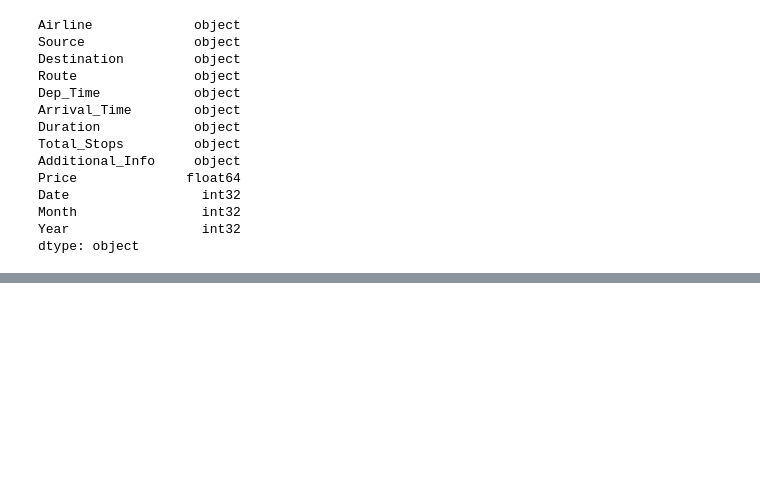
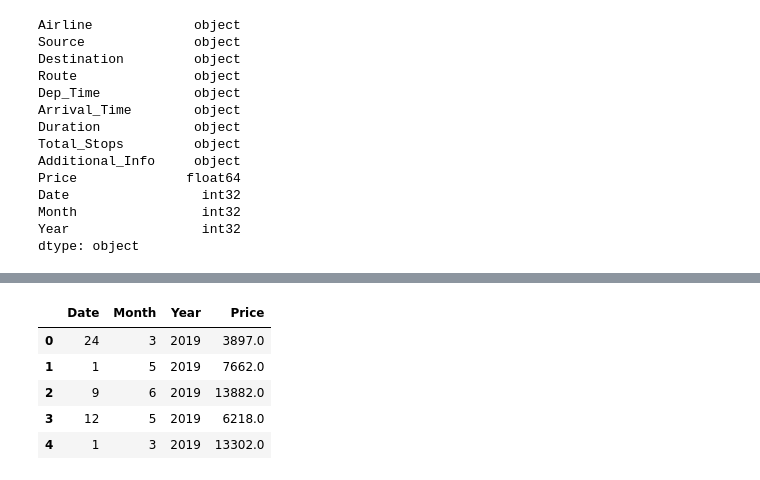
Before and after one commit to isatyamks/Flight-Ticket-Price-Predictor-Model, a Jupyter notebook: model.ipynb, the cells around one changed output, grey strips where cells are left out. Saved outputs shown, nothing was run; the diff lists cells and outputs as text; code cells hidden in the pictures; blank space fills up the shorter version.

```diff
--- a/model.ipynb
+++ b/model.ipynb
@@ -29,4 +26,4 @@ test_df.head()
 | 3 | Multiple carriers | 21/05/2019 | Delhi | Cochin | DEL → BOM → COK | 08:00 | 21:00 | 13h | ... |
 | 4 | Air Asia | 24/06/2019 | Banglore | Delhi | BLR → DEL | 23:55 | 02:45 25 Jun | 2h 50m | ... |
 # %%
-big_df  = train_df.append(test_df,sort=False)
+# big_df  = train_df.append(test_df,sort=False)
@@ -154,3 +149,14 @@ big_df.head()
 | 2 | Jet Airways | Delhi | Cochin | DEL → LKO → BOM → COK | 09:25 | 04:25 | 19h | 2 stops | ... |
 | 3 | IndiGo | Kolkata | Banglore | CCU → NAG → BLR | 18:05 | 23:30 | 5h 25m | 1 stop | ... |
 | 4 | IndiGo | Banglore | New Delhi | BLR → NAG → DEL | 16:50 | 21:35 | 4h 45m | 1 stop | ... |
+# %%
+time_price_df = big_df[['Date','Month','Year', 'Price']]
+# %%
+time_price_df.head()
+# %% [output]
+|  | Date | Month | Year | Price |
+| 0 | 24 | 3 | 2019 | 3897.0 |
+| 1 | 1 | 5 | 2019 | 7662.0 |
+| 2 | 9 | 6 | 2019 | 13882.0 |
+| 3 | 12 | 5 | 2019 | 6218.0 |
+| 4 | 1 | 3 | 2019 | 13302.0 |
```
Also changed, not shown: parts of 3 cells of this notebook.
